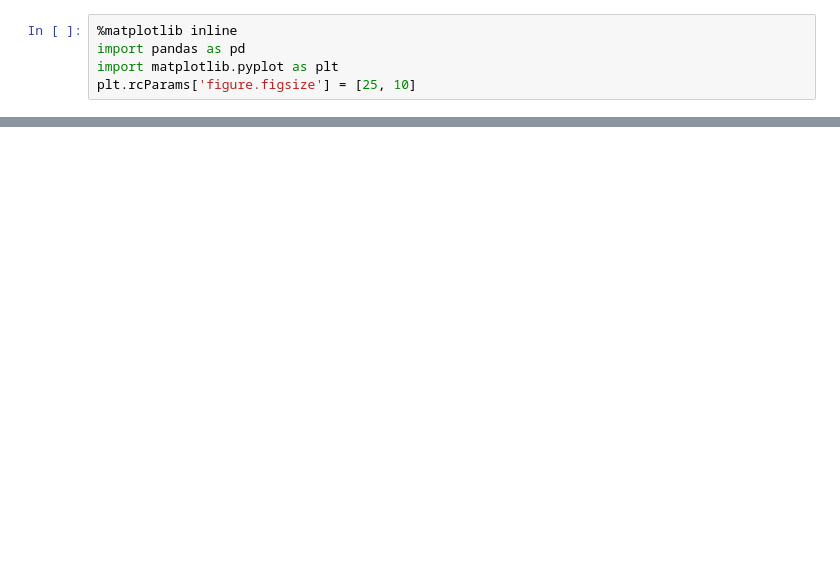
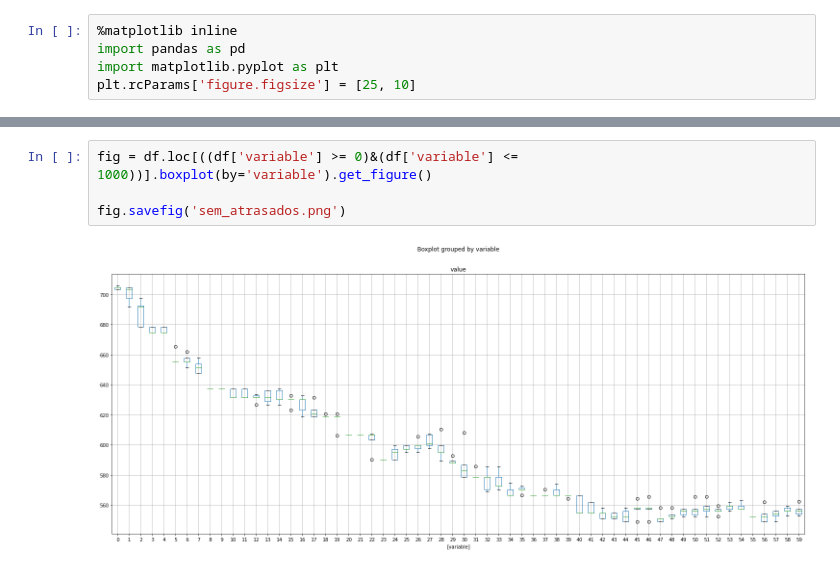
Before and after one commit to phaluch/pi3, a Jupyter notebook: PI3.ipynb, the cells around one changed output, grey strips where cells are left out. Drawn from its saved outputs; the diff is of its cells as text; blank space fills up the shorter version.

```diff
--- a/PI3.ipynb
+++ b/PI3.ipynb
@@ -657,3 +697,9 @@ df = df.melt()
+# %%
+fig = df.loc[((df['variable'] >= 0)&(df['variable'] <= 1000))].boxplot(by='variable').get_figure()
+
+fig.savefig('sem_atrasados.png')
+# %% [output]
+[figure, added]
 # %%
 df.loc[((df['variable'] >= 0)&(df['variable'] <= 1000))].boxplot(by='variable')
 # %% [output]
```
Also changed, not shown: parts of 18 cells of this notebook, 2 other files.
